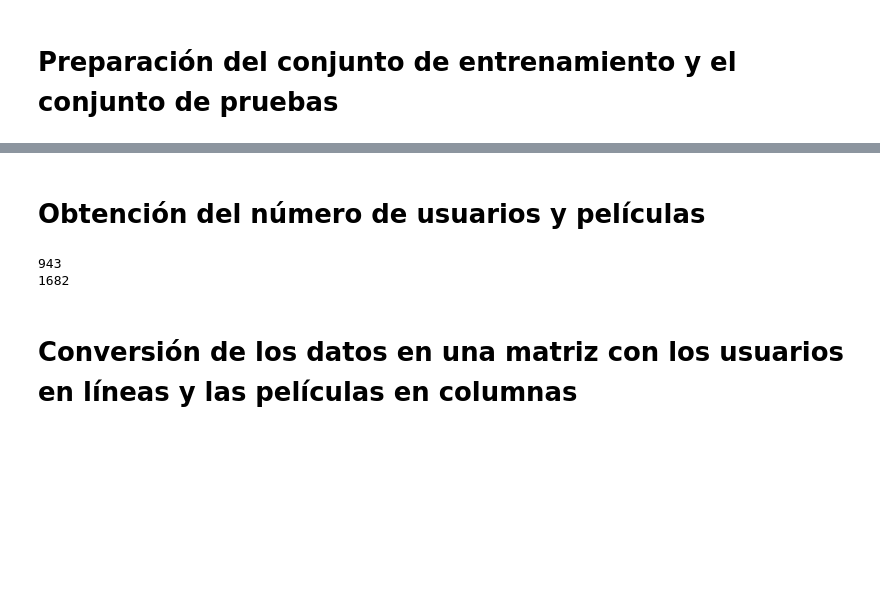
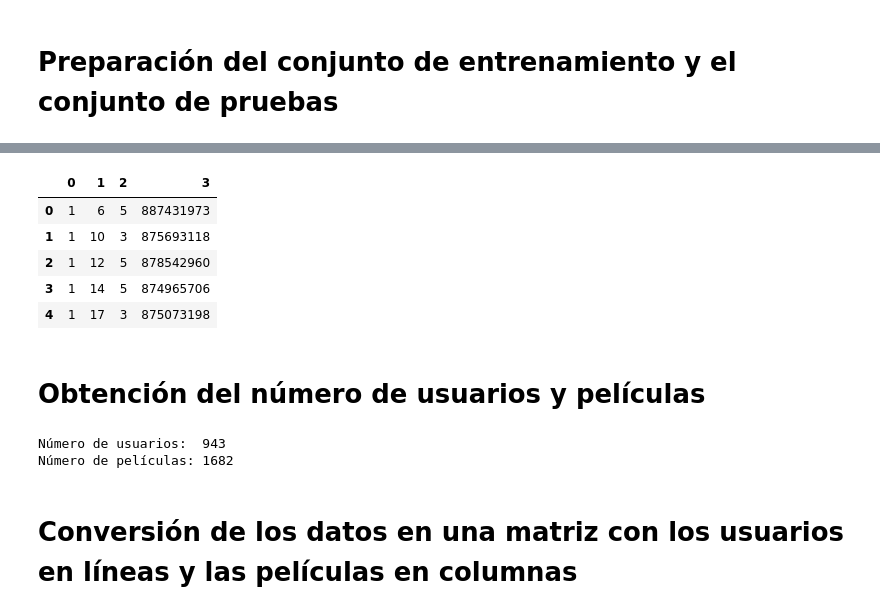
Before and after one commit to PacoDLC/deeplearning-az, a Jupyter notebook: rbm.ipynb, the cells around one changed output, grey strips where cells are left out. Saved outputs shown, nothing was run; the diff lists cells and outputs as text; code cells hidden in the pictures; blank space fills up the shorter version.

```diff
--- a/rbm.ipynb
+++ b/rbm.ipynb
@@ -55,13 +114,22 @@ test_set = np.array(test_set, dtype = "int")
+# %%
+test_set_DF.head()
+# %% [output]
+|  | 0 | 1 | 2 | 3 |
+| 0 | 1 | 6 | 5 | 887431973 |
+| 1 | 1 | 10 | 3 | 875693118 |
+| 2 | 1 | 12 | 5 | 878542960 |
+| 3 | 1 | 14 | 5 | 874965706 |
+| 4 | 1 | 17 | 3 | 875073198 |
 # %% [markdown]
 # Obtención del número de usuarios y películas
 # %%
 nb_users = int(max(max(training_set[:,0]), max(test_set[:,0])))
 nb_movies = int(max(max(training_set[:,1]), max(test_set[:,1])))
-print(nb_users)
-print(nb_movies)
+print(f"Número de usuarios:  {nb_users}")
+print(f"Número de películas: {nb_movies}")
 # %% [output]
-943
-1682
+Número de usuarios:  943
+Número de películas: 1682
 # %% [markdown]
 
 # Conversión de los datos en una matriz con los usuarios en líneas y las películas en columnas
```
Also changed, not shown: parts of 10 cells of this notebook.
